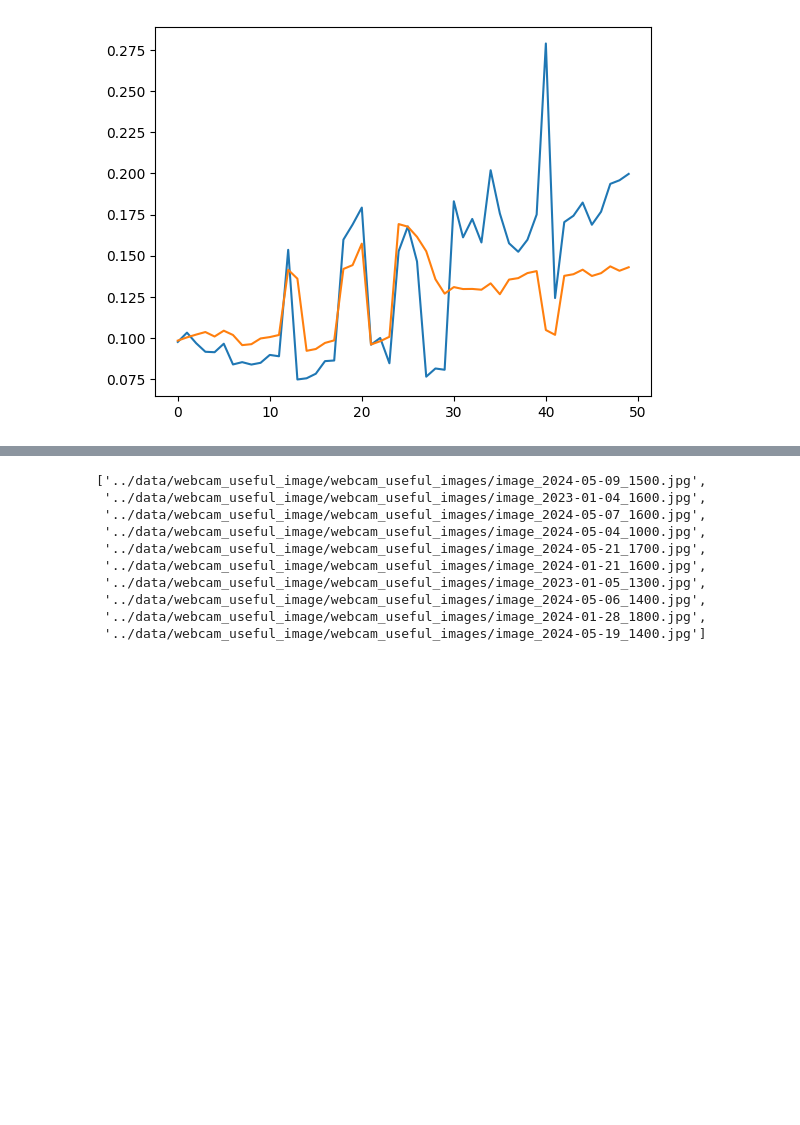
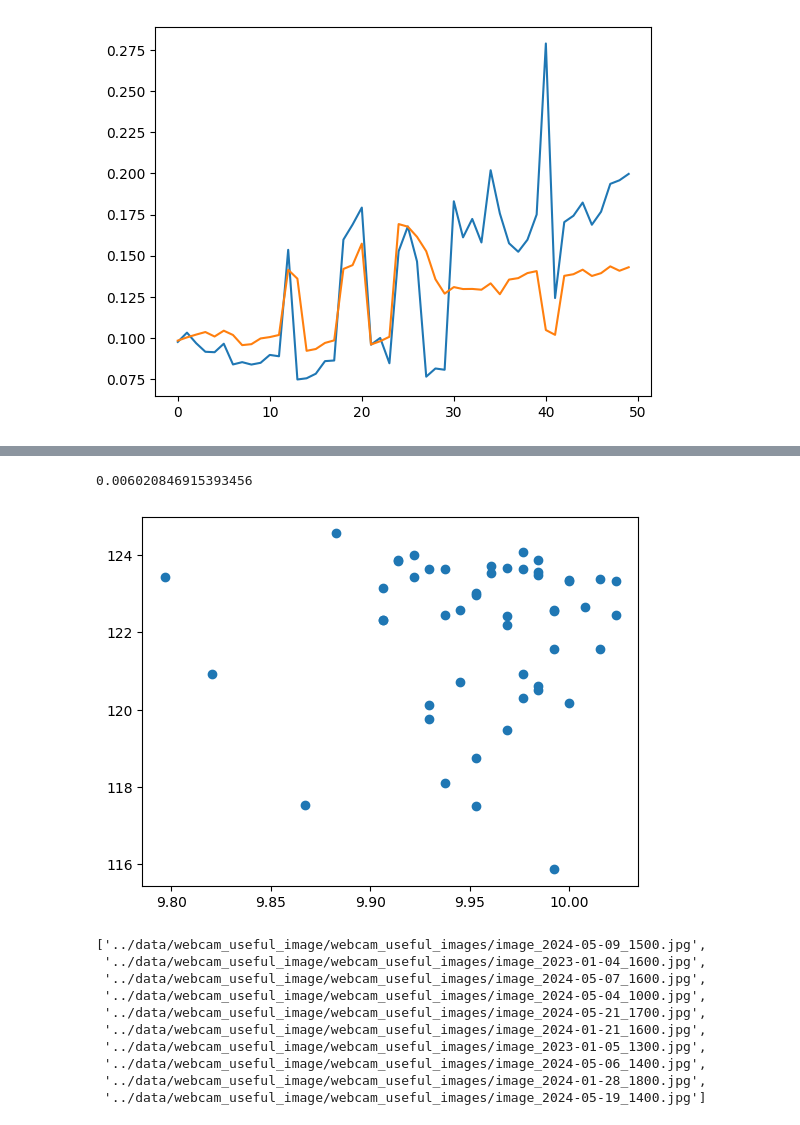
Before and after one commit to pawel21/Computer_vision_for_MAGIC, a Jupyter notebook: notebooks/extract_mirror_and_features.ipynb, the cells around one changed output, grey strips where cells are left out. Cells and saved outputs as stored; diff of their text form; code cells hidden in the pictures; blank space fills up the shorter version.

```diff
--- a/notebooks/extract_mirror_and_features.ipynb
+++ b/notebooks/extract_mirror_and_features.ipynb
@@ -163,3 +212,12 @@ plt.plot(feature_matrix[:, 24, 2])
+# %%
+feat_mirror_1 = feature_matrix[:, 25, feat_names_dict['sobel_mean']]
+feat_mirror_2 = feature_matrix[:, 25, feat_names_dict['laplacian_mean']]
+
+plt.scatter(feat_mirror_1, feat_mirror_2)
+print(np.corrcoef(feat_mirror_1, feat_mirror_2)[0, 1])
+# %% [output]
+0.006020846915393456
+[figure, added]
 # %%
 img_list = glob.glob("../data/webcam_useful_image/webcam_useful_images/*.jpg")
 # img_list = glob.glob("/media/pgliwny/ADATA HD3303/Computer_Vision_system/data/MAGIC/IRCam/IRCamera/2025/07/05/IRCamM1T*1[7-9]*.jpg")
```
Also changed, not shown: parts of 7 cells of this notebook.
